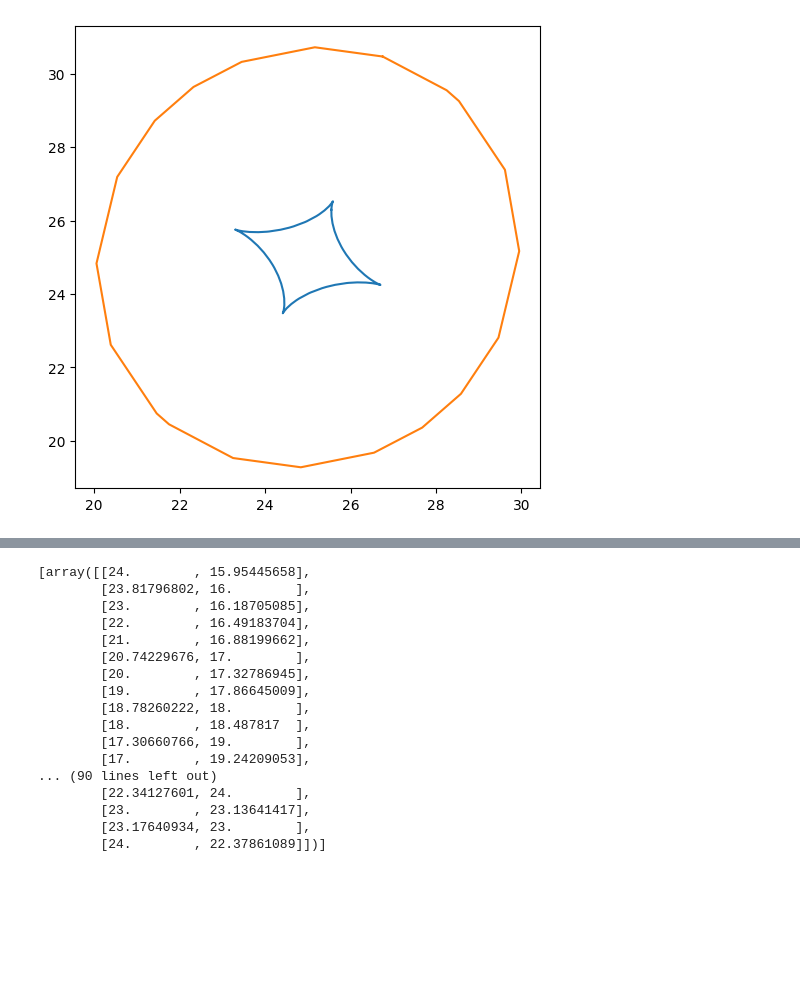
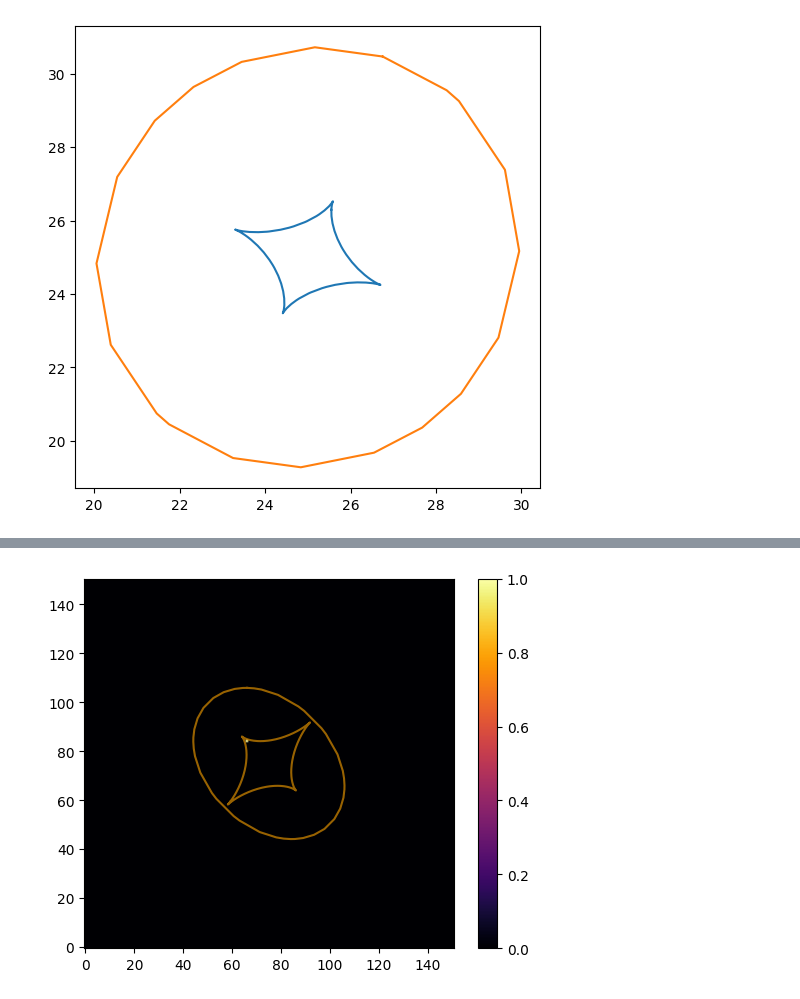
Before and after one commit to OliverRedhead/Gravitational-Lensing, a Jupyter notebook: wk1/PIEMD/piemd_testing.ipynb, the cells around one changed output, grey strips where cells are left out. Cells and saved outputs as stored; diff of their text form; code cells hidden in the pictures; blank space fills up the shorter version.

Commit message:
testing caustics and organising things

```diff
--- a/wk1/PIEMD/piemd_testing.ipynb
+++ b/wk1/PIEMD/piemd_testing.ipynb
@@ -138,20 +121,19 @@ plt.show()
-# %%
-df.get_critical_curves()
-# %% [output]
-[array([[24.        , 15.95445658],
-        [23.81796802, 16.        ],
-        [23.        , 16.18705085],
-        [22.        , 16.49183704],
-        [21.        , 16.88199662],
-        [20.74229676, 17.        ],
-        [20.        , 17.32786945],
-        [19.        , 17.86645009],
-        [18.78260222, 18.        ],
-        [18.        , 18.487817  ],
-        [17.30660766, 19.        ],
-        [17.        , 19.24209053],
-... (90 lines left out)
-        [22.34127601, 24.        ],
-        [23.        , 23.13641417],
-        [23.17640934, 23.        ],
-        [24.        , 22.37861089]])]
+# %%
+# %matplotlib qt
+arr = np.zeros((151,151))
+arr[84,66]=1
+
+src = Source(arr)
+df = PIEMD(src, 30, q=0.5, s=1, phi=np.pi/4)
+
+caustics = df.get_caustics()
+
+cbar = plt.imshow(df.source.array, cmap='inferno', origin='lower')
+plt.colorbar(cbar)
+
+for curve in caustics:
+    plt.plot(curve[:,0], curve[:,1], c='orange', alpha=0.6)
+
+plt.show()
+# %% [output]
+[figure, added]
```
Also changed, not shown: parts of 6 cells of this notebook, 11 other files.
